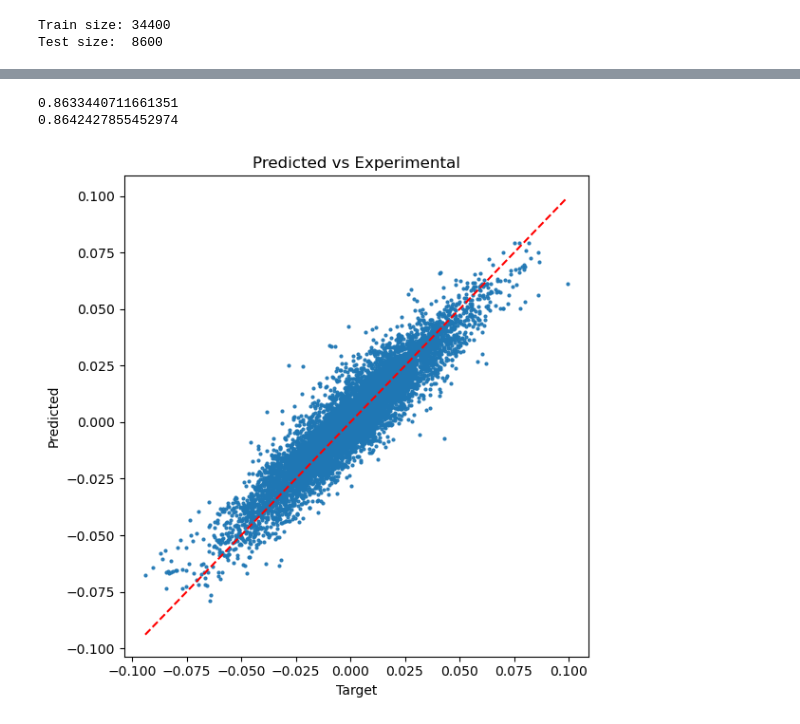
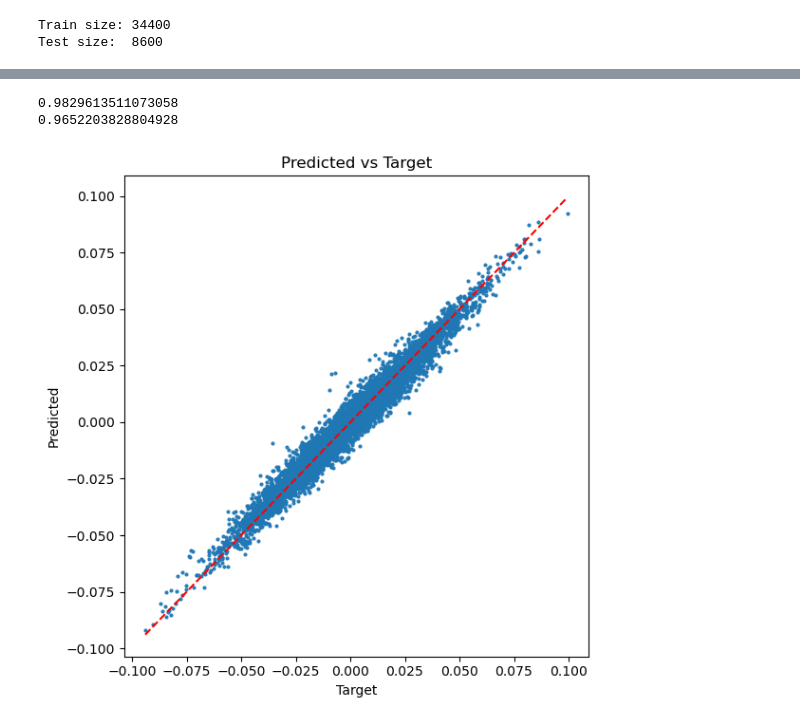
Before and after one commit to KagakuAI/DipoleML, a Jupyter notebook: Notebook_2_Basic_machine_learning.ipynb, the cells around one changed output, grey strips where cells are left out. Drawn from its saved outputs; the diff is of its cells as text; code cells hidden in the pictures.

```diff
--- a/Notebook_2_Basic_machine_learning.ipynb
+++ b/Notebook_2_Basic_machine_learning.ipynb
@@ -104,15 +104,15 @@ scaler.fit(x_train)
 x_train = scaler.transform(x_train)
 x_test = scaler.transform(x_test)
 # %%
-# model = XGBRegressor()
-model = MLPRegressor(
-    hidden_layer_sizes=(265, 128, 64),
-    max_iter=1000,
-    learning_rate_init=0.001,
-    learning_rate="adaptive",
-    random_state=42,
-    verbose=True
-)
+model = XGBRegressor()
+# model = MLPRegressor(
+#     hidden_layer_sizes=(256, 128, 64),
+#     max_iter=1000,
+#     learning_rate_init=0.001,
+#     learning_rate="adaptive",
+#     random_state=42,
+#     verbose=True
+# )
 
 model.fit(x_train, y_train)
 # %% [output]
@@ -141,24 +134,24 @@ y_pred_test = model.predict(x_test)
 print(r2_score(y_train, y_pred_train))
 print(r2_score(y_test, y_pred_test))
 # %% [output]
-0.8633440711661351
-0.8642427855452974
+0.9829613511073058
+0.9652203828804928
 # %%
 target = y_test
 predicted = y_pred_test
 
 plt.figure(figsize=(6, 6))
 plt.scatter(target, predicted, s=4, alpha=0.9)
 
 # Perfect prediction line
 min_val = min(target.min(), predicted.min())
 max_val = max(target.max(), predicted.max())
 plt.plot([min_val, max_val], [min_val, max_val], 'r--')
 
 plt.xlabel("Target")
 plt.ylabel("Predicted")
-plt.title("Predicted vs Experimental")
+plt.title("Predicted vs Target")
 plt.tight_layout()
 plt.show()
 # %% [output]
-[figure, old version]
+[figure, new version]
```
Also changed, not shown: parts of 1 cell of this notebook.
